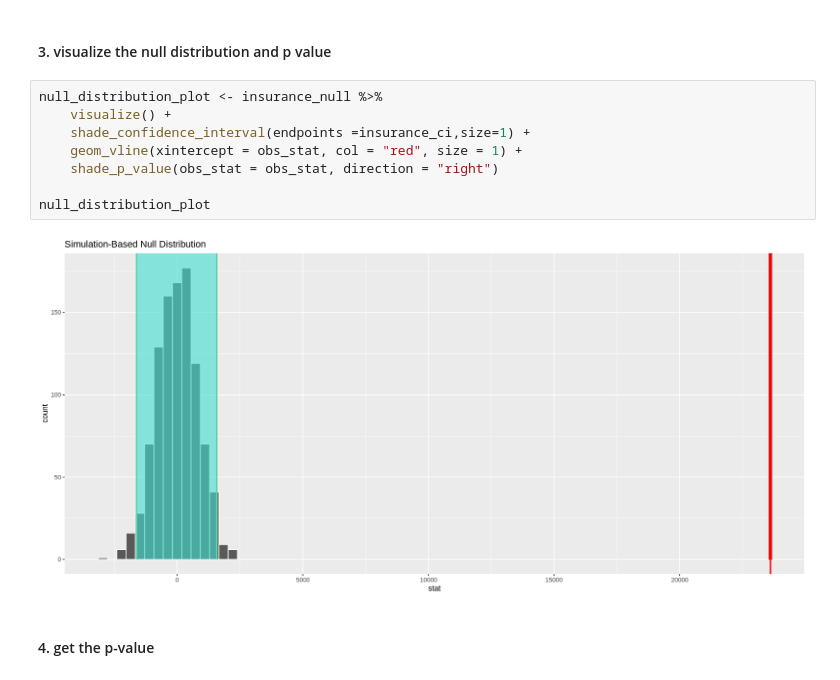
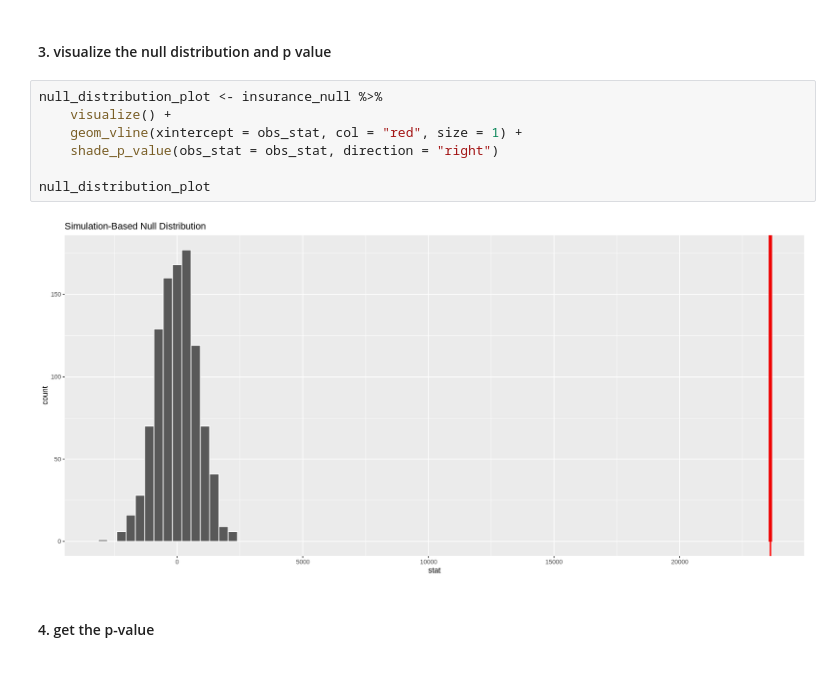
Before and after one commit to Yuji03b/STAT-201-GROUP-1, a Jupyter notebook: report.ipynb, the cells around one changed output. Saved outputs shown, nothing was run; the diff lists cells and outputs as text.

Commit message:
remove confidence interval from visualization

```diff
--- a/report.ipynb
+++ b/report.ipynb
@@ -242,13 +231,12 @@ A tibble: 1 × 2
 # %%
 null_distribution_plot <- insurance_null %>%
     visualize() +
-    shade_confidence_interval(endpoints =insurance_ci,size=1) +
     geom_vline(xintercept = obs_stat, col = "red", size = 1) +
     shade_p_value(obs_stat = obs_stat, direction = "right")
 
 null_distribution_plot
 # %% [output]
-[figure, old version]
+[figure, new version]
 # %% [markdown]
 #### 4. get the p-value
 # %%
```
Also changed, not shown: parts of 3 cells of this notebook.
